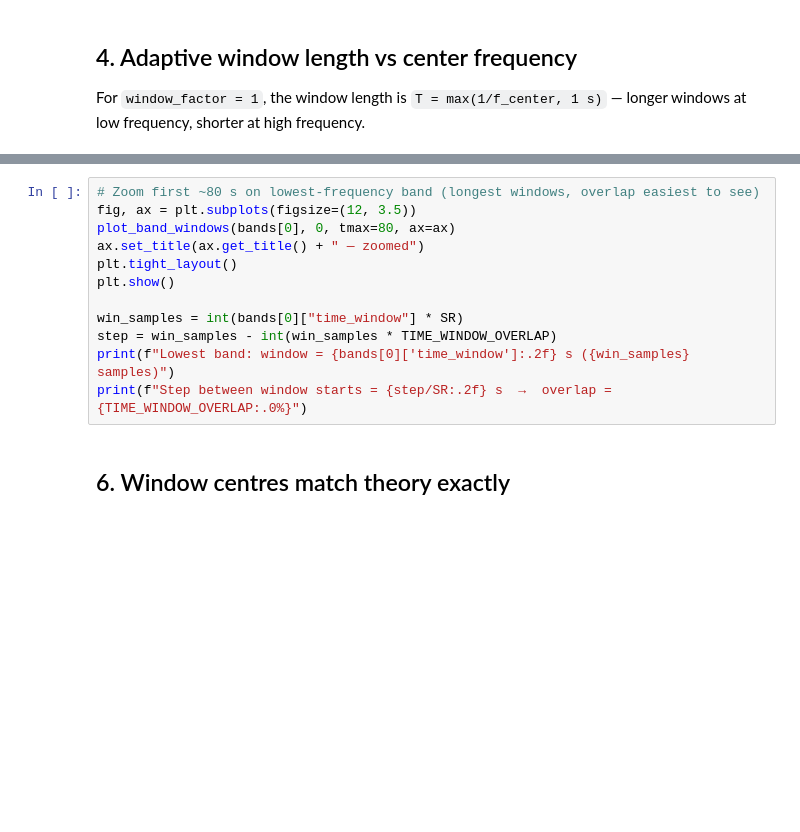
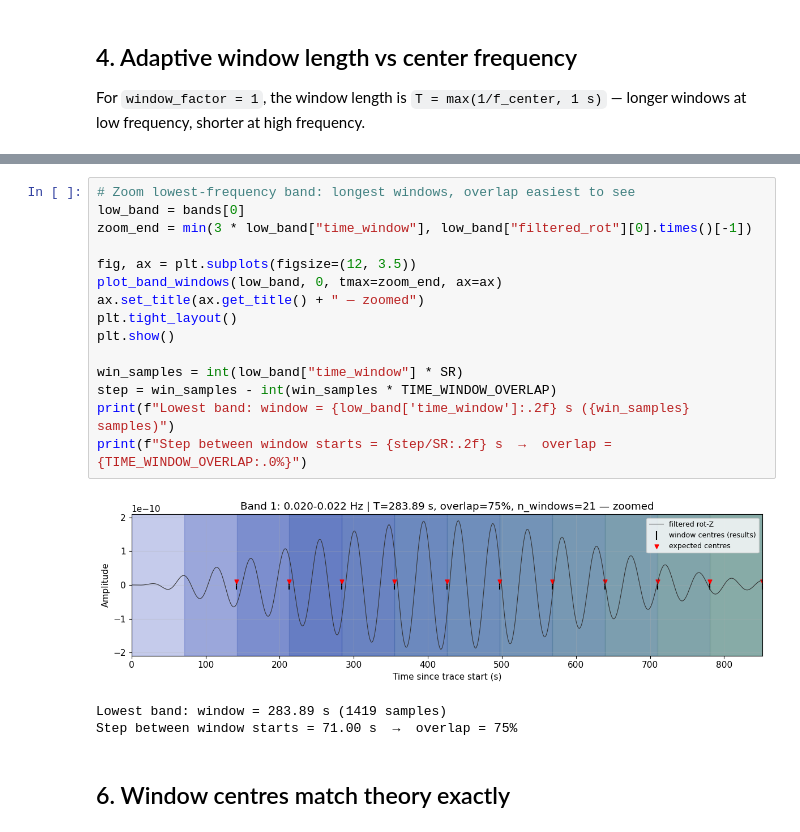
Before and after one commit to andbrocode/SixDegreesOfFreedom, a Jupyter notebook: examples/dispersion_validation_demo.ipynb, the cells around one changed output, grey strips where cells are left out. Saved outputs shown, nothing was run; the diff lists cells and outputs as text; blank space fills up the shorter version.

```diff
--- a/examples/dispersion_validation_demo.ipynb
+++ b/examples/dispersion_validation_demo.ipynb
@@ -242,15 +274,22 @@ plt.show()
 # %%
-# Zoom first ~80 s on lowest-frequency band (longest windows, overlap easiest to see)
+# Zoom lowest-frequency band: longest windows, overlap easiest to see
+low_band = bands[0]
+zoom_end = min(3 * low_band["time_window"], low_band["filtered_rot"][0].times()[-1])
+
 fig, ax = plt.subplots(figsize=(12, 3.5))
-plot_band_windows(bands[0], 0, tmax=80, ax=ax)
+plot_band_windows(low_band, 0, tmax=zoom_end, ax=ax)
 ax.set_title(ax.get_title() + " — zoomed")
 plt.tight_layout()
 plt.show()
 
-win_samples = int(bands[0]["time_window"] * SR)
+win_samples = int(low_band["time_window"] * SR)
 step = win_samples - int(win_samples * TIME_WINDOW_OVERLAP)
-print(f"Lowest band: window = {bands[0]['time_window']:.2f} s ({win_samples} samples)")
+print(f"Lowest band: window = {low_band['time_window']:.2f} s ({win_samples} samples)")
 print(f"Step between window starts = {step/SR:.2f} s  →  overlap = {TIME_WINDOW_OVERLAP:.0%}")
+# %% [output]
+[figure, added]
+Lowest band: window = 283.89 s (1419 samples)
+Step between window starts = 71.00 s  →  overlap = 75%
 # %% [markdown]
 ## 6. Window centres match theory exactly
 # %%
```
Also changed, not shown: parts of 22 cells of this notebook, 3 other files.
